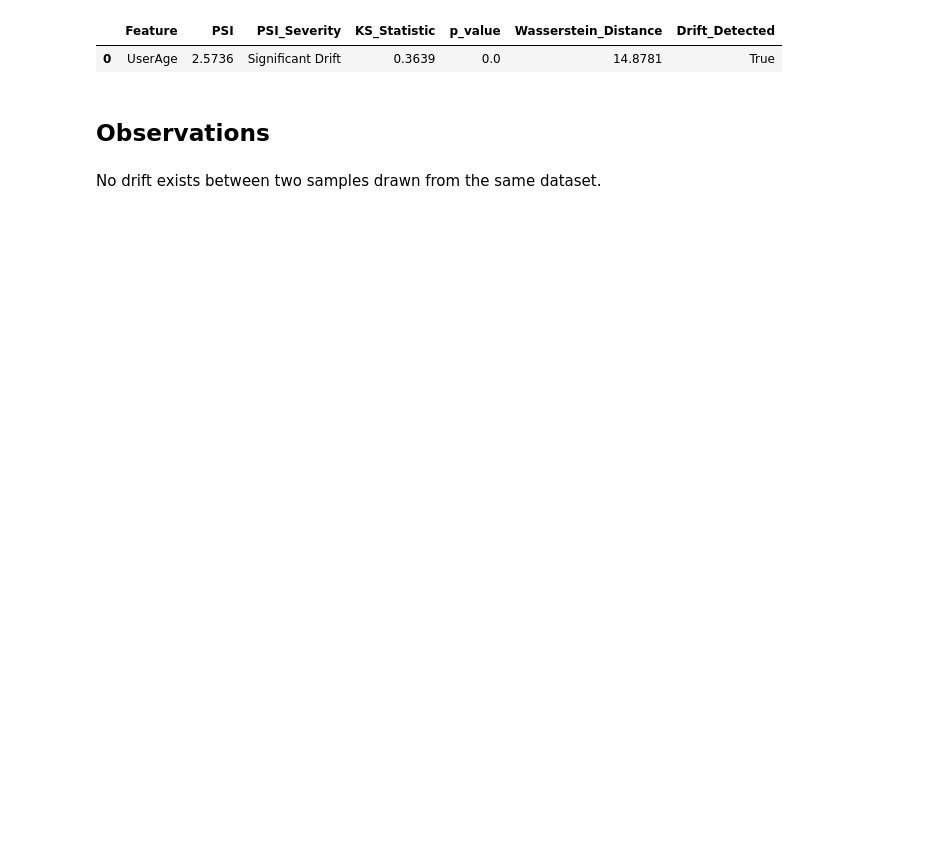
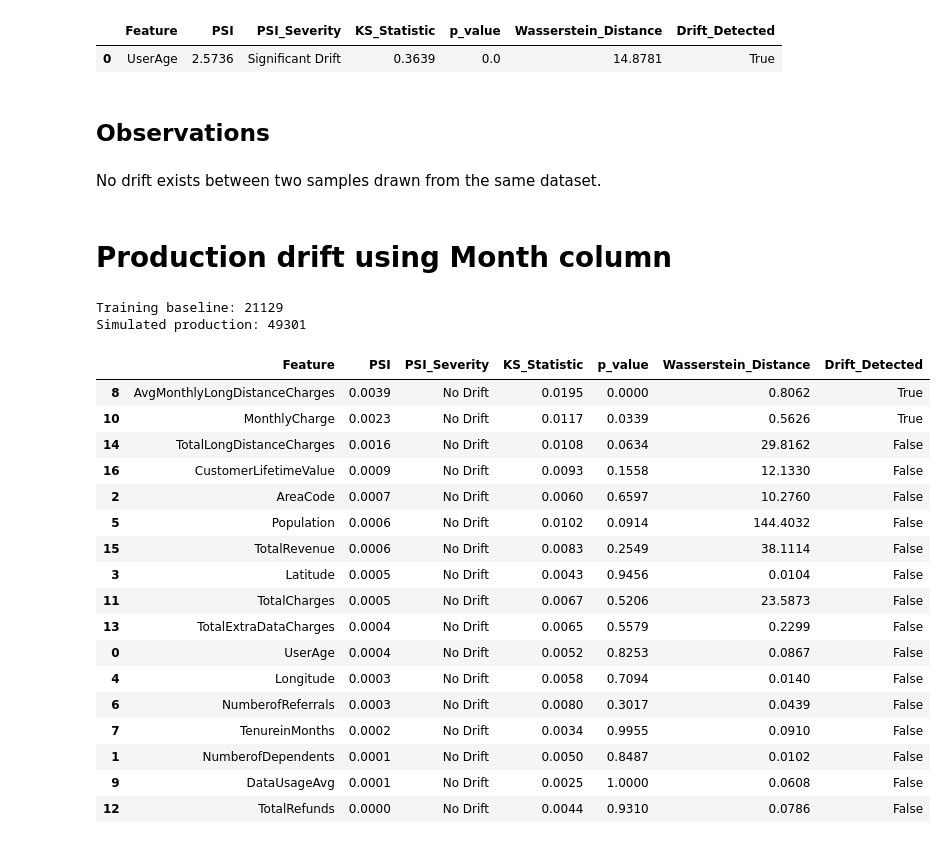
Before and after one commit to AbarnaRajarethinam/bobionics-naisc-2026-adaptive-drift, a Jupyter notebook: notebooks/Numerical Feature Drift Detection.ipynb, the cells around one changed output. Saved outputs shown, nothing was run; the diff lists cells and outputs as text; code cells hidden in the pictures; blank space fills up the shorter version.

Commit message:
fixed numerical feature drift detection and did functions for categorical feature in drift_detector.py

```diff
--- a/notebooks/Numerical Feature Drift Detection.ipynb
+++ b/notebooks/Numerical Feature Drift Detection.ipynb
@@ -314,3 +317,62 @@ drift_results[drift_results["Drift_Detected"] == True]
 ## Observations
 # %% [markdown]
 No drift exists between two samples drawn from the same dataset.
+# %% [markdown]
+# Production drift using Month column
+# %%
+# --- Temporal Drift Simulation ---
+# Split data based on Month to simulate old vs. new production data
+# Here "25-Jan" is used as a cutoff; adjust based on your dataset
+train_part_time = train_df[train_df["Month"] < "25-Jan"].copy()
+prod_part_time = train_df[train_df["Month"] >= "25-Jan"].copy()
+
+# Check how many rows in each
+print("Training baseline:", len(train_part_time))
+print("Simulated production:", len(prod_part_time))
+
+# --- Run Drift Detection on Temporal Split ---
+results_time = []
+
+for col in numerical_cols:
+    psi = calculate_psi(train_part_time[col], prod_part_time[col])
+    ks_stat, p_value = ks_test(train_part_time[col], prod_part_time[col])
+    wasserstein = wasserstein_distance(
+        train_part_time[col].dropna(),
+        prod_part_time[col].dropna()
+    )
+    severity = classify_psi(psi)
+    drift_flag = (psi > 0.25) or (p_value < 0.05)
+
+    results_time.append({
+        "Feature": col,
+        "PSI": round(psi, 4),
+        "PSI_Severity": severity,
+        "KS_Statistic": round(ks_stat, 4),
+        "p_value": round(p_value, 4),
+        "Wasserstein_Distance": round(wasserstein, 4),
+        "Drift_Detected": drift_flag
+    })
+
+drift_results_time = pd.DataFrame(results_time)
+drift_results_time.sort_values("PSI", ascending=False)
+# %% [output]
+Training baseline: 21129
+Simulated production: 49301
+|  | Feature | PSI | PSI_Severity | KS_Statistic | p_value | Wasserstein_Distance | Drift_Detected |
+| 8 | AvgMonthlyLongDistanceCharges | 0.0039 | No Drift | 0.0195 | 0.0000 | 0.8062 | True |
+| 10 | MonthlyCharge | 0.0023 | No Drift | 0.0117 | 0.0339 | 0.5626 | True |
+| 14 | TotalLongDistanceCharges | 0.0016 | No Drift | 0.0108 | 0.0634 | 29.8162 | False |
+| 16 | CustomerLifetimeValue | 0.0009 | No Drift | 0.0093 | 0.1558 | 12.1330 | False |
+| 2 | AreaCode | 0.0007 | No Drift | 0.0060 | 0.6597 | 10.2760 | False |
+| 5 | Population | 0.0006 | No Drift | 0.0102 | 0.0914 | 144.4032 | False |
+| 15 | TotalRevenue | 0.0006 | No Drift | 0.0083 | 0.2549 | 38.1114 | False |
+| 3 | Latitude | 0.0005 | No Drift | 0.0043 | 0.9456 | 0.0104 | False |
+| 11 | TotalCharges | 0.0005 | No Drift | 0.0067 | 0.5206 | 23.5873 | False |
+| 13 | TotalExtraDataCharges | 0.0004 | No Drift | 0.0065 | 0.5579 | 0.2299 | False |
+| 0 | UserAge | 0.0004 | No Drift | 0.0052 | 0.8253 | 0.0867 | False |
+| 4 | Longitude | 0.0003 | No Drift | 0.0058 | 0.7094 | 0.0140 | False |
+| 6 | NumberofReferrals | 0.0003 | No Drift | 0.0080 | 0.3017 | 0.0439 | False |
+| 7 | TenureinMonths | 0.0002 | No Drift | 0.0034 | 0.9955 | 0.0910 | False |
+| 1 | NumberofDependents | 0.0001 | No Drift | 0.0050 | 0.8487 | 0.0102 | False |
+| 9 | DataUsageAvg | 0.0001 | No Drift | 0.0025 | 1.0000 | 0.0608 | False |
+| 12 | TotalRefunds | 0.0000 | No Drift | 0.0044 | 0.9310 | 0.0786 | False |
```
Also changed, not shown: parts of 4 cells of this notebook, 1 other file.
